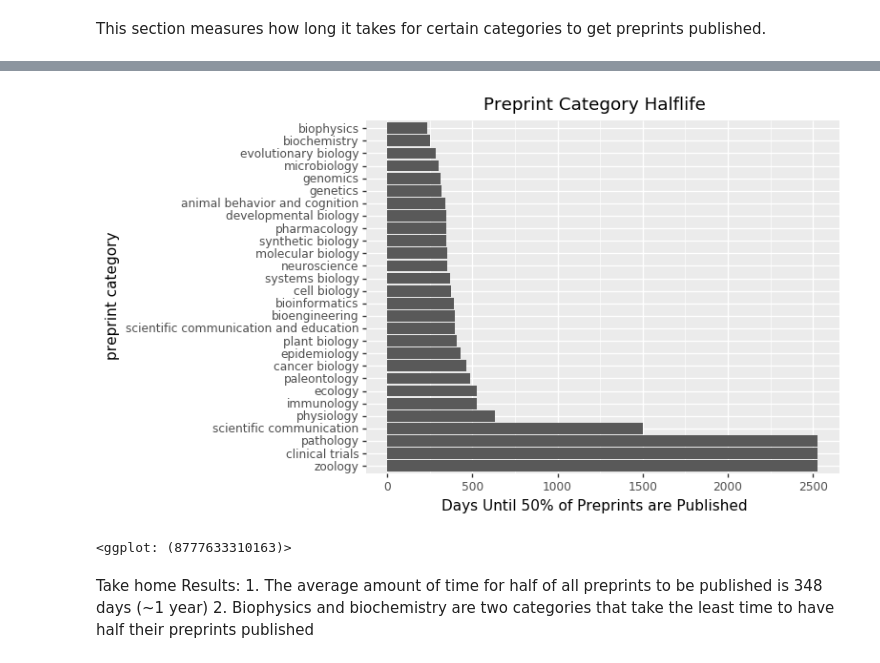
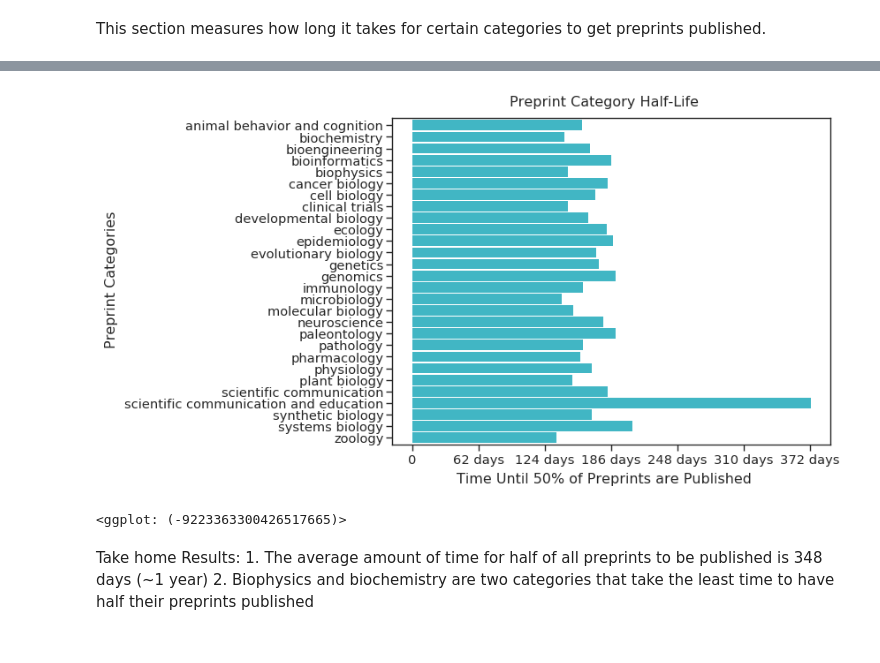
Before and after one commit to greenelab/annorxiver, a Jupyter notebook: biorxiv/time_to_publication/time_to_published_refurbished.ipynb, the cells around one changed output, grey strips where cells are left out. Saved outputs shown, nothing was run; the diff lists cells and outputs as text; code cells hidden in the pictures.

```diff
--- a/biorxiv/time_to_publication/time_to_published_refurbished.ipynb
+++ b/biorxiv/time_to_publication/time_to_published_refurbished.ipynb
@@ -90,6 +90,7 @@ preprints_w_published_dates = (
     preprints_w_published_dates[
         preprints_w_published_dates.time_to_published > pd.Timedelta(0)
     ]
+    .dropna()
 )
 print(preprints_w_published_dates.shape)
 preprints_w_published_dates.head()
@@ -216,32 +236,43 @@ category_half_life
 # %%
 g = (
     p9.ggplot(
-        category_half_life.query("category!='none'"),
+        category_half_life
+        .query("category!='none'")
+        .assign(half_life_time=lambda x: pd.to_timedelta(x.half_life_time, 'D')),
         p9.aes(x="category", y="half_life_time")
     )
-    + p9.geom_col()
+    + p9.geom_col(fill="#41b6c4")
     + p9.scale_x_discrete(
         limits=(
             category_half_life
             .query("category!='none'")
-            .sort_values("half_life_time", ascending=False)
             .category
             .tolist()
-        )
+            [::-1]
+        ),
     )
+    + p9.scale_y_timedelta(labels=timedelta_format('d'))
     + p9.coord_flip()
     + p9.labs(
-        x="preprint category",
-        y="Days Until 50% of Preprints are Published",
+        x="Preprint Categories",
+        y="Time Until 50% of Preprints are Published",
         title="Preprint Category Half-Life"
+    )
+    + p9.theme_seaborn(
+        context='paper',
+        style='white',
+        font_scale=1.2
+    )
+    + p9.theme(
+        axis_ticks_minor_x=p9.element_blank(),
     )
 )
 g.save("output/preprint_category_halflife.svg", dpi=500)
 g.save("output/preprint_category_halflife.png", dpi=500)
 print(g)
 # %% [output]
-[figure, old version]
+[figure, new version]
-<ggplot: (8777633310163)>
+<ggplot: (-9223363300426517665)>
 # %% [markdown]
 Take home Results:
     1. The average amount of time for half of all preprints to be published is 348 days (~1 year)
```
Also changed, not shown: parts of 7 cells of this notebook, 13 other files.
